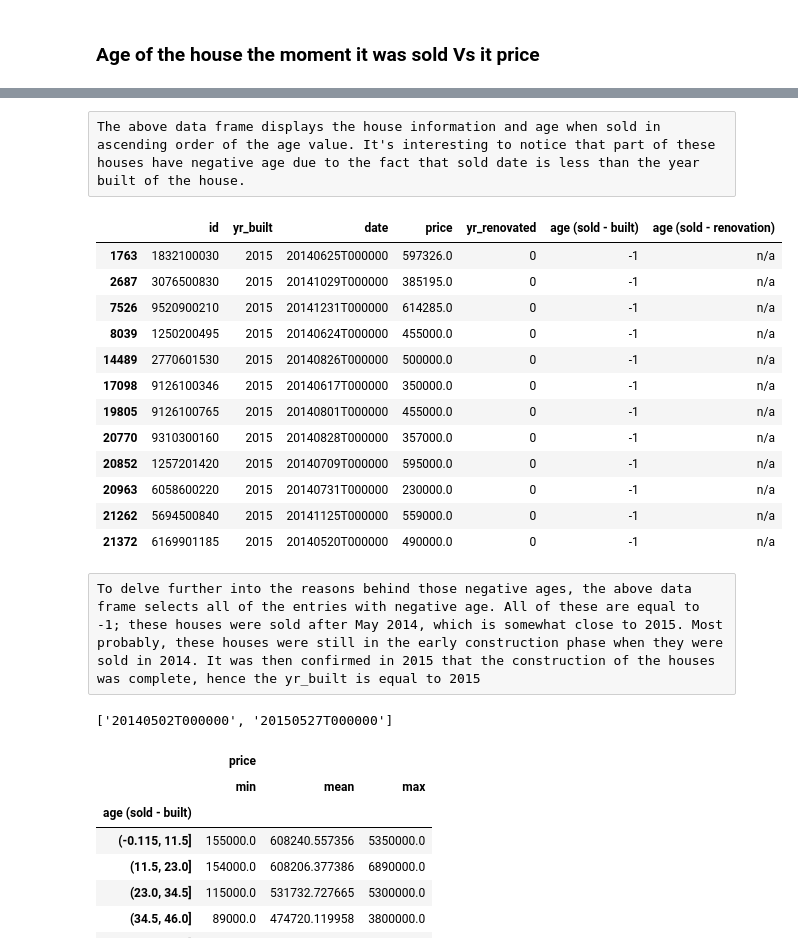
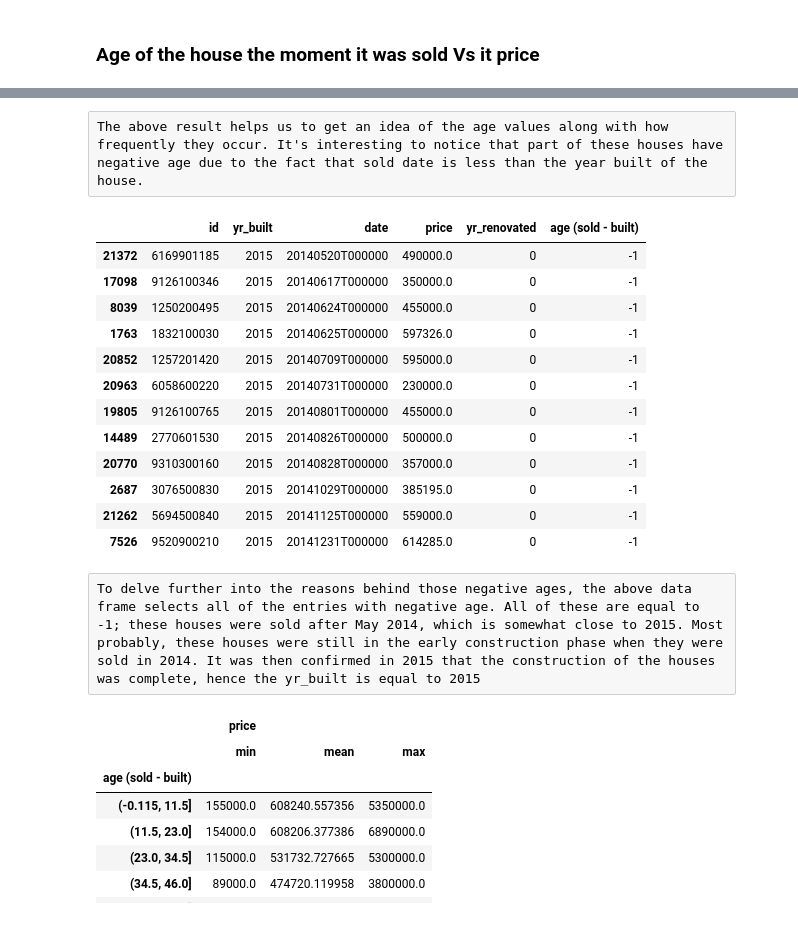
Before and after one commit to FawziElZein/House-Sales-King-County-Analysis, a Jupyter notebook: kc-house-data-analysis.ipynb, the cells around one changed output, grey strips where cells are left out. Drawn from its saved outputs; the diff is of its cells as text; code cells hidden in the pictures.

```diff
--- a/kc-house-data-analysis.ipynb
+++ b/kc-house-data-analysis.ipynb
@@ -48,31 +66,27 @@ df_.sort_values('age (sold - built)').head(10)
 # %% [raw]
-The above data frame displays the house information and age when sold in ascending order of the age value. It's interesting to notice that part of these houses have negative age due to the fact that sold date is less than the year built of the house.
+The above result helps us to get an idea of the age values along with how frequently they occur. It's interesting to notice that part of these houses have negative age due to the fact that sold date is less than the year built of the house.
 # %%
-df_[df_['age (sold - built)']<0]
+df_[df_['age (sold - built)']<0].sort_values('date')
 # %% [output]
-|  | id | yr_built | date | price | yr_renovated | age (sold - built) | age (sold - renovation) |
-| 1763 | 1832100030 | 2015 | 20140625T000000 | 597326.0 | 0 | -1 | n/a |
-| 2687 | 3076500830 | 2015 | 20141029T000000 | 385195.0 | 0 | -1 | n/a |
-| 7526 | 9520900210 | 2015 | 20141231T000000 | 614285.0 | 0 | -1 | n/a |
-| 8039 | 1250200495 | 2015 | 20140624T000000 | 455000.0 | 0 | -1 | n/a |
-| 14489 | 2770601530 | 2015 | 20140826T000000 | 500000.0 | 0 | -1 | n/a |
-| 17098 | 9126100346 | 2015 | 20140617T000000 | 350000.0 | 0 | -1 | n/a |
-| 19805 | 9126100765 | 2015 | 20140801T000000 | 455000.0 | 0 | -1 | n/a |
-| 20770 | 9310300160 | 2015 | 20140828T000000 | 357000.0 | 0 | -1 | n/a |
-| 20852 | 1257201420 | 2015 | 20140709T000000 | 595000.0 | 0 | -1 | n/a |
-| 20963 | 6058600220 | 2015 | 20140731T000000 | 230000.0 | 0 | -1 | n/a |
-| 21262 | 5694500840 | 2015 | 20141125T000000 | 559000.0 | 0 | -1 | n/a |
-| 21372 | 6169901185 | 2015 | 20140520T000000 | 490000.0 | 0 | -1 | n/a |
+|  | id | yr_built | date | price | yr_renovated | age (sold - built) |
+| 21372 | 6169901185 | 2015 | 20140520T000000 | 490000.0 | 0 | -1 |
+| 17098 | 9126100346 | 2015 | 20140617T000000 | 350000.0 | 0 | -1 |
+| 8039 | 1250200495 | 2015 | 20140624T000000 | 455000.0 | 0 | -1 |
+| 1763 | 1832100030 | 2015 | 20140625T000000 | 597326.0 | 0 | -1 |
+| 20852 | 1257201420 | 2015 | 20140709T000000 | 595000.0 | 0 | -1 |
+| 20963 | 6058600220 | 2015 | 20140731T000000 | 230000.0 | 0 | -1 |
+| 19805 | 9126100765 | 2015 | 20140801T000000 | 455000.0 | 0 | -1 |
+| 14489 | 2770601530 | 2015 | 20140826T000000 | 500000.0 | 0 | -1 |
+| 20770 | 9310300160 | 2015 | 20140828T000000 | 357000.0 | 0 | -1 |
+| 2687 | 3076500830 | 2015 | 20141029T000000 | 385195.0 | 0 | -1 |
+| 21262 | 5694500840 | 2015 | 20141125T000000 | 559000.0 | 0 | -1 |
+| 7526 | 9520900210 | 2015 | 20141231T000000 | 614285.0 | 0 | -1 |
 # %% [raw]
 To delve further into the reasons behind those negative ages, the above data frame selects all of the entries with negative age. All of these are equal to -1; these houses were sold after May 2014, which is somewhat close to 2015. Most probably, these houses were still in the early construction phase when they were sold in 2014. It was then confirmed in 2015 that the construction of the houses was complete, hence the yr_built is equal to 2015
 # %%
 # Replace negative age (sold - built) values by 0 to get a clean data set and avoid distortions
 
 df_['age (sold - built)'] = df_.apply(lambda row: 0 if row['age (sold - built)']<0 else row['age (sold - built)'],axis=1)
-# %%
-[df['date'].min(),df['date'].max()]
-# %% [output]
-['20140502T000000', '20150527T000000']
 # %%
 df_ages_intervals = pd.cut(df_['age (sold - built)'], bins=10)
 
```
Also changed, not shown: parts of 16 cells of this notebook.
